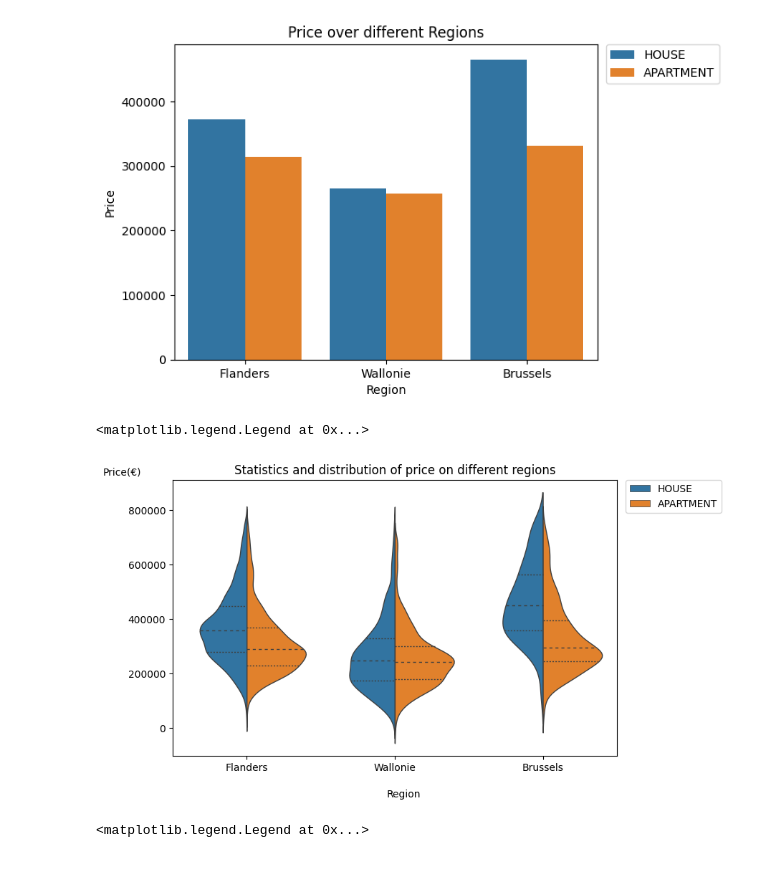
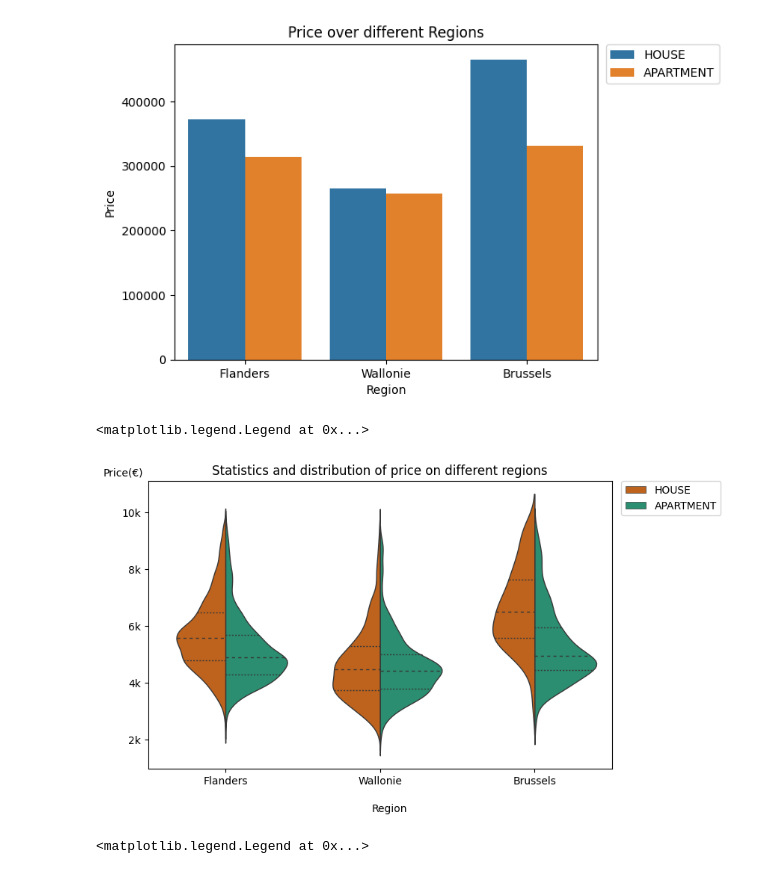
Before and after one commit to Genet-Abay/real-estate-price-prediction, a Jupyter notebook: data_analysis/data_analysis.ipynb, the cells around one changed output. Cells and saved outputs as stored; diff of their text form; code cells hidden in the pictures.

```diff
--- a/data_analysis/data_analysis.ipynb
+++ b/data_analysis/data_analysis.ipynb
@@ -310,22 +310,25 @@ plt.legend(bbox_to_anchor=(1.02, 1), loc='upper left', borderaxespad=0)
 # %% [output]
 <matplotlib.legend.Legend at 0x...>
 [figure]
+# %%
+color_pal = ['#1b9e77', '#d95f02']
 # %%
 from tkinter import font
 
 
 fig, ax = plt.subplots(figsize=(8,5))
-sns.violinplot(data=df_out, x="Region", y="Price", hue='Type', split=True, inner="quart", linewidth=1)
+sns.violinplot(data=df_out, x="Region", y="Price", hue='Type', split=True, inner="quart", linewidth=1, palette=color_pal)
 ax.set_ylabel("Price("+"\u20AC)", loc="top", rotation="horizontal")
+ax.set_yticklabels(['0', '2k','4k', '6k', '8k', '10k'])
 ax.set_xlabel("Region")
-ax.yaxis.set_label_coords(-.07, 1.01)
+ax.yaxis.set_label_coords(-.01, 1.01)
 ax.xaxis.set_label_coords(.52, -.12)
 plt.title('Statistics and distribution of price on different regions')
 plt.legend(bbox_to_anchor=(1.02, 1.0), loc='upper left', borderaxespad=0)
 #plt.ylabel("Price("+"\u20AC)", rotation=0)
 # %% [output]
 <matplotlib.legend.Legend at 0x...>
-[figure, old version]
+[figure, new version]
 # %%
 sns.barplot(data=df_out, x="Region", y="Price", hue='Province', errorbar=None)
 plt.title('Price over different province')
```
Also changed, not shown: parts of 1 cell of this notebook, 1 other file.
